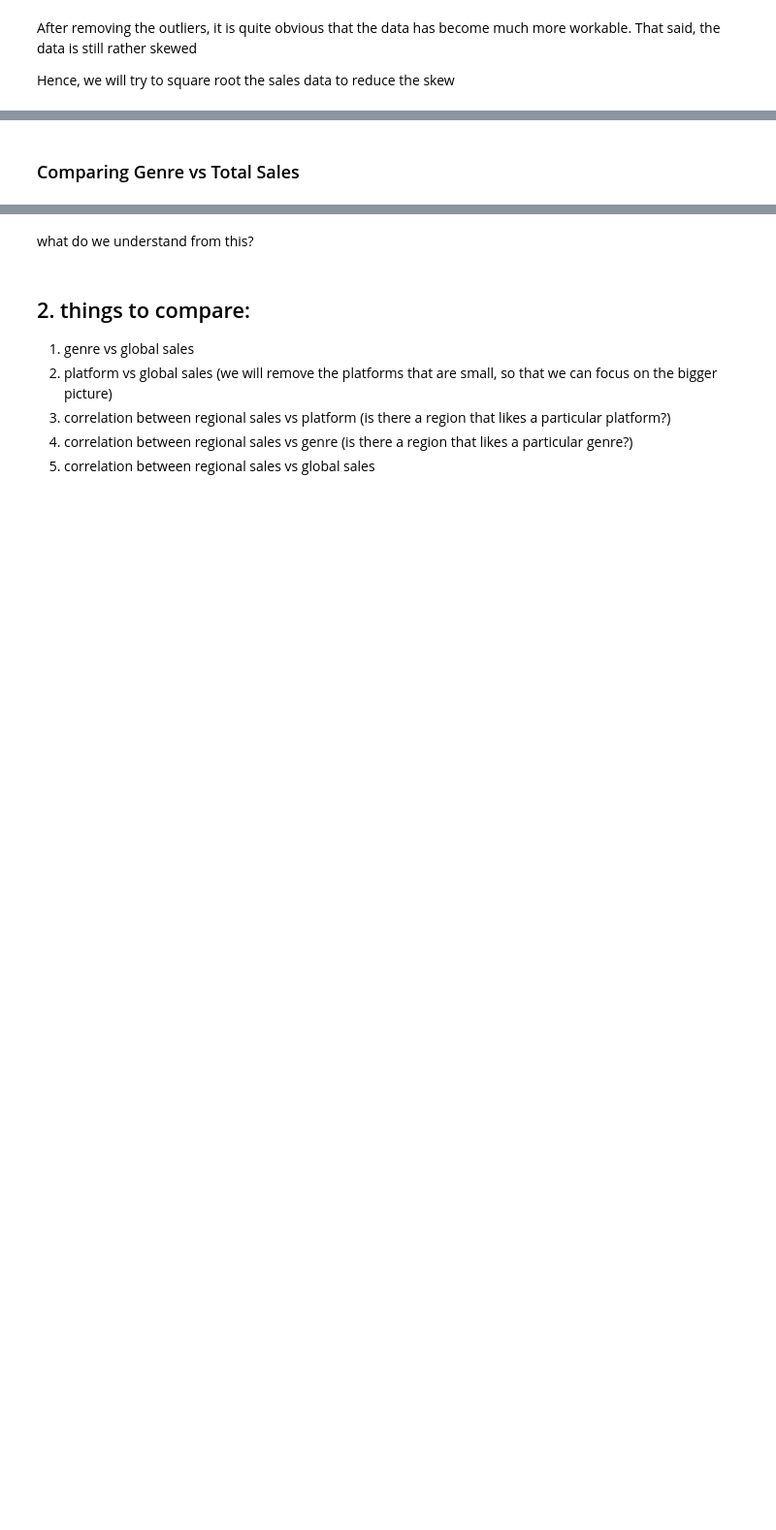
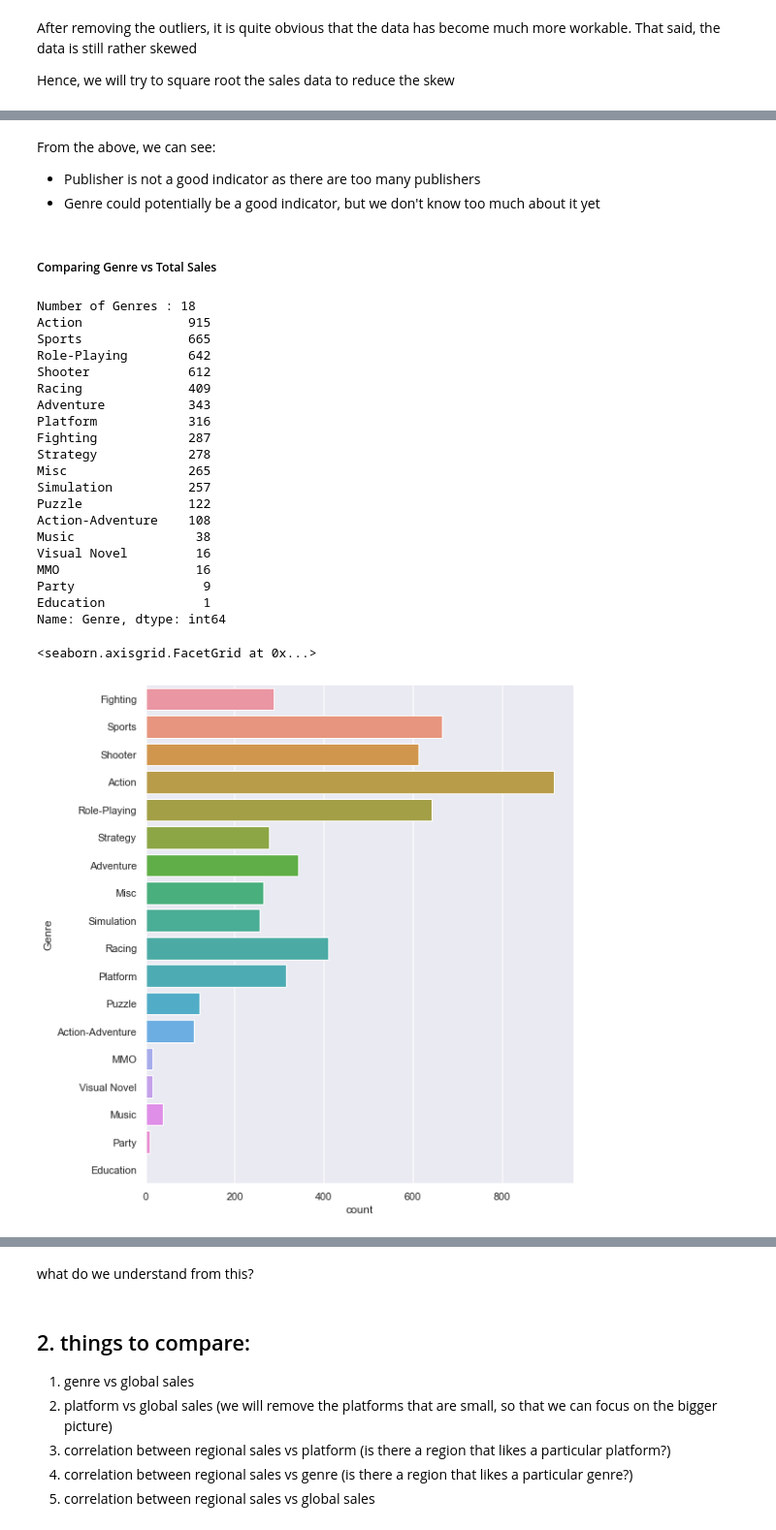
Before and after one commit to Adren98/GAME-SALES-AND-RATINGS-1015-SC3, a Jupyter notebook: EDA/EDA.ipynb, the cells around one changed output, grey strips where cells are left out. Shown at 97% size. Cells and saved outputs as stored; diff of their text form; code cells hidden in the pictures; blank space fills up the shorter version.

```diff
--- a/EDA/EDA.ipynb
+++ b/EDA/EDA.ipynb
@@ -567 +568,5 @@ However, it is interesting to note that meta_score, meta_UserReview, vg_critic_s
 #### Distribution of categorical indicators
+# %%
+# categorical predictors
+tempdata = data[["Genre","Publisher"]]
+tempdata.describe()
@@ -568,2 +579,36 @@ However, it is interesting to note that meta_score, meta_UserReview, vg_critic_s
+# %% [markdown]
+From the above, we can see:
+* Publisher is not a good indicator as there are too many publishers
+* Genre could potentially be a good indicator, but we don't know too much about it yet
 # %% [markdown]
-### Comparing Genre vs Total Sales
+##### Comparing Genre vs Total Sales
+# %%
+# genres in the dataset
+print("Number of Genres :", len(tempdata["Genre"].dropna().unique()))
+
+# counts of each genre
+print(tempdata["Genre"].dropna().value_counts())
+sb.catplot(y = "Genre", data = tempdata, kind = "count", height = 8)
+# %% [output]
+Number of Genres : 18
+Action              915
+Sports              665
+Role-Playing        642
+Shooter             612
+Racing              409
+Adventure           343
+Platform            316
+Fighting            287
+Strategy            278
+Misc                265
+Simulation          257
+Puzzle              122
+Action-Adventure    108
+Music                38
+Visual Novel         16
+MMO                  16
+Party                 9
+Education             1
+Name: Genre, dtype: int64
+<seaborn.axisgrid.FacetGrid at 0x...>
+[figure, added]
```
Also changed, not shown: parts of 33 cells of this notebook.
